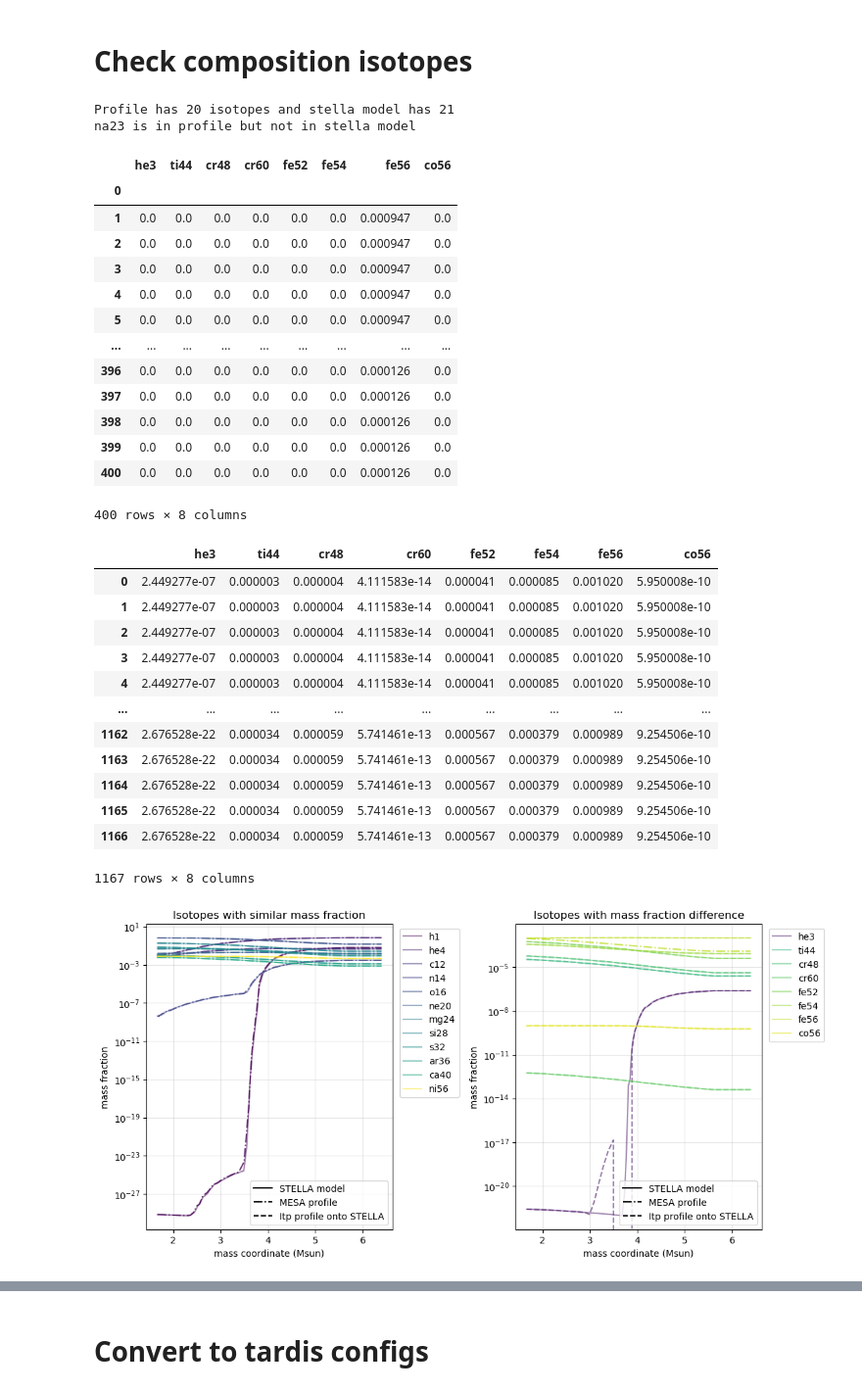
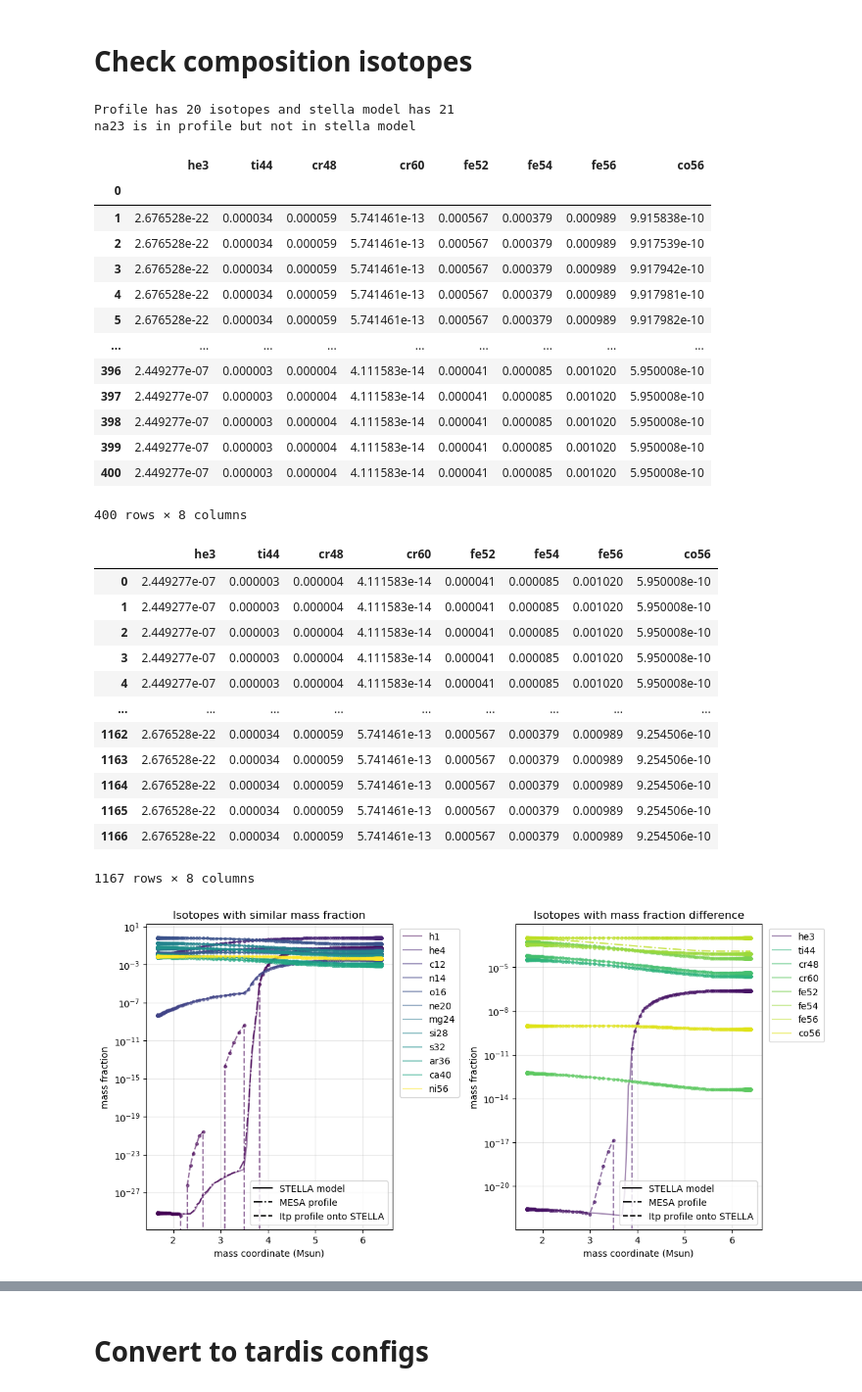
Before and after one commit to tardis-sn/connector25, a Jupyter notebook: STELLA_to_TARDIS.ipynb, the cells around one changed output, grey strips where cells are left out. Shown: that part at 98% size. Cells and saved outputs as stored; diff of their text form; code cells hidden in the pictures.

Commit message:
interpolate all isotopes from MESA profile to STELLA model grid

```diff
--- a/STELLA_to_TARDIS.ipynb
+++ b/STELLA_to_TARDIS.ipynb
@@ -154,7 +154,6 @@ print(f"Profile has {len(composition_columns_profile)} isotopes and stella model
 color_set = cm.viridis(np.linspace(0, 1, len(composition_columns_stella)))
 
 trouble_isotopes = []
-trouble_isotopes_itp_mass_fractions = []
 
 fig,axes = plt.subplots(1,2,figsize=(12,6))
 plt.subplots_adjust(wspace=0.5)
@@ -172,18 +171,18 @@ for i, isotope in enumerate(composition_columns_stella):
         else:
             ax = axes[1] # plot the ones with large differences
             trouble_isotopes.append(isotope)
-            # interpolate the mass fraction to match the ones in profile
-            if INTERPOLATE_MASS_FRACTIONS:
-                stella_mass_fraction = df_model_stella[isotope]
-                stella_mass_corrdinates = (df_model_stella["cell_center_m"]/(u.Msun.to(u.g))).astype(np.float64)
-                f_itp = interpolate.interp1d(center_mass, center_mass_fraction,kind="cubic",bounds_error=False, fill_value=(center_mass_fraction[0],center_mass_fraction[-1]))
-                trouble_isotopes_itp_mass_fraction = f_itp(stella_mass_corrdinates)
-                trouble_isotopes_itp_mass_fractions.append(trouble_isotopes_itp_mass_fraction)
-                axes[1].plot(df_model_stella["cell_center_m"]*u.g.to(u.Msun),trouble_isotopes_itp_mass_fraction,alpha=0.6,ls="--",color = color_set[i])
         # plot the stella model composition
         ax.plot(df_model_stella["cell_center_m"]*u.g.to(u.Msun),df_model_stella[isotope],alpha=0.8,ls="-.",color = color_set[i])
         # plot the profile composition
         ax.plot(center_mass,center_mass_fraction,alpha=0.5,color = color_set[i],label=isotope)
+        # interpolate the mass fraction to match the ones in profile
+        if INTERPOLATE_MASS_FRACTIONS:
+            stella_mass_fraction = df_model_stella[isotope]
+            stella_mass_corrdinates = (df_model_stella["cell_center_m"]/(u.Msun.to(u.g))).astype(np.float64)
+            f_itp = interpolate.interp1d(center_mass, center_mass_fraction,kind="cubic",bounds_error=False, fill_value=(center_mass_fraction[0],center_mass_fraction[-1]))
+            itp_mass_fraction = f_itp(stella_mass_corrdinates)
+            ax.plot(df_model_stella["cell_center_m"]*u.g.to(u.Msun),itp_mass_fraction,alpha=0.6,ls="--",marker=".",color = color_set[i])
+            df_model_stella[isotope] = itp_mass_fraction
 for ax in axes:
     ax.set_xlabel("mass coordinate (Msun)")
     ax.set_ylabel("mass fraction")
@@ -195,41 +194,41 @@ for ax in axes:
     ax.plot([],[],"k--",label="Itp profile onto STELLA")
     handles, labels = ax.get_legend_handles_labels()
     leg1 = ax.legend(handles[:-3], labels[:-3],fontsize=10,bbox_to_anchor=(1.01,1))
     leg2 = ax.legend(handles[-3:], labels[-3:],fontsize=10)
     fig.add_artist(leg1)
     ax.grid(alpha=0.3)
 axes[0].set_title("Isotopes with similar mass fraction")
 axes[1].set_title("Isotopes with mass fraction difference")
 
 display(df_model_stella[trouble_isotopes],df_profile[trouble_isotopes])
 # %% [output]
 Profile has 20 isotopes and stella model has 21
 na23 is in profile but not in stella model
 |  | he3 | ti44 | cr48 | cr60 | fe52 | fe54 | fe56 | co56 |
 | 0 |  |  |  |  |  |  |  |  |
-| 1 | 0.0 | 0.0 | 0.0 | 0.0 | 0.0 | 0.0 | 0.000947 | 0.0 |
-| 2 | 0.0 | 0.0 | 0.0 | 0.0 | 0.0 | 0.0 | 0.000947 | 0.0 |
-| 3 | 0.0 | 0.0 | 0.0 | 0.0 | 0.0 | 0.0 | 0.000947 | 0.0 |
-| 4 | 0.0 | 0.0 | 0.0 | 0.0 | 0.0 | 0.0 | 0.000947 | 0.0 |
-| 5 | 0.0 | 0.0 | 0.0 | 0.0 | 0.0 | 0.0 | 0.000947 | 0.0 |
+| 1 | 2.676528e-22 | 0.000034 | 0.000059 | 5.741461e-13 | 0.000567 | 0.000379 | 0.000989 | 9.915838e-10 |
+| 2 | 2.676528e-22 | 0.000034 | 0.000059 | 5.741461e-13 | 0.000567 | 0.000379 | 0.000989 | 9.917539e-10 |
+| 3 | 2.676528e-22 | 0.000034 | 0.000059 | 5.741461e-13 | 0.000567 | 0.000379 | 0.000989 | 9.917942e-10 |
+| 4 | 2.676528e-22 | 0.000034 | 0.000059 | 5.741461e-13 | 0.000567 | 0.000379 | 0.000989 | 9.917981e-10 |
+| 5 | 2.676528e-22 | 0.000034 | 0.000059 | 5.741461e-13 | 0.000567 | 0.000379 | 0.000989 | 9.917982e-10 |
 | ... | ... | ... | ... | ... | ... | ... | ... | ... |
-| 396 | 0.0 | 0.0 | 0.0 | 0.0 | 0.0 | 0.0 | 0.000126 | 0.0 |
-| 397 | 0.0 | 0.0 | 0.0 | 0.0 | 0.0 | 0.0 | 0.000126 | 0.0 |
-| 398 | 0.0 | 0.0 | 0.0 | 0.0 | 0.0 | 0.0 | 0.000126 | 0.0 |
-| 399 | 0.0 | 0.0 | 0.0 | 0.0 | 0.0 | 0.0 | 0.000126 | 0.0 |
-| 400 | 0.0 | 0.0 | 0.0 | 0.0 | 0.0 | 0.0 | 0.000126 | 0.0 |
+| 396 | 2.449277e-07 | 0.000003 | 0.000004 | 4.111583e-14 | 0.000041 | 0.000085 | 0.001020 | 5.950008e-10 |
+| 397 | 2.449277e-07 | 0.000003 | 0.000004 | 4.111583e-14 | 0.000041 | 0.000085 | 0.001020 | 5.950008e-10 |
+| 398 | 2.449277e-07 | 0.000003 | 0.000004 | 4.111583e-14 | 0.000041 | 0.000085 | 0.001020 | 5.950008e-10 |
+| 399 | 2.449277e-07 | 0.000003 | 0.000004 | 4.111583e-14 | 0.000041 | 0.000085 | 0.001020 | 5.950008e-10 |
+| 400 | 2.449277e-07 | 0.000003 | 0.000004 | 4.111583e-14 | 0.000041 | 0.000085 | 0.001020 | 5.950008e-10 |
 400 rows × 8 columns
 |  | he3 | ti44 | cr48 | cr60 | fe52 | fe54 | fe56 | co56 |
 | 0 | 2.449277e-07 | 0.000003 | 0.000004 | 4.111583e-14 | 0.000041 | 0.000085 | 0.001020 | 5.950008e-10 |
 | 1 | 2.449277e-07 | 0.000003 | 0.000004 | 4.111583e-14 | 0.000041 | 0.000085 | 0.001020 | 5.950008e-10 |
 | 2 | 2.449277e-07 | 0.000003 | 0.000004 | 4.111583e-14 | 0.000041 | 0.000085 | 0.001020 | 5.950008e-10 |
 | 3 | 2.449277e-07 | 0.000003 | 0.000004 | 4.111583e-14 | 0.000041 | 0.000085 | 0.001020 | 5.950008e-10 |
 | 4 | 2.449277e-07 | 0.000003 | 0.000004 | 4.111583e-14 | 0.000041 | 0.000085 | 0.001020 | 5.950008e-10 |
 | ... | ... | ... | ... | ... | ... | ... | ... | ... |
 | 1162 | 2.676528e-22 | 0.000034 | 0.000059 | 5.741461e-13 | 0.000567 | 0.000379 | 0.000989 | 9.254506e-10 |
 | 1163 | 2.676528e-22 | 0.000034 | 0.000059 | 5.741461e-13 | 0.000567 | 0.000379 | 0.000989 | 9.254506e-10 |
 | 1164 | 2.676528e-22 | 0.000034 | 0.000059 | 5.741461e-13 | 0.000567 | 0.000379 | 0.000989 | 9.254506e-10 |
 | 1165 | 2.676528e-22 | 0.000034 | 0.000059 | 5.741461e-13 | 0.000567 | 0.000379 | 0.000989 | 9.254506e-10 |
 | 1166 | 2.676528e-22 | 0.000034 | 0.000059 | 5.741461e-13 | 0.000567 | 0.000379 | 0.000989 | 9.254506e-10 |
 1167 rows × 8 columns
-[figure, old version]
+[figure, new version]
```
Also changed, not shown: parts of 4 cells of this notebook.
